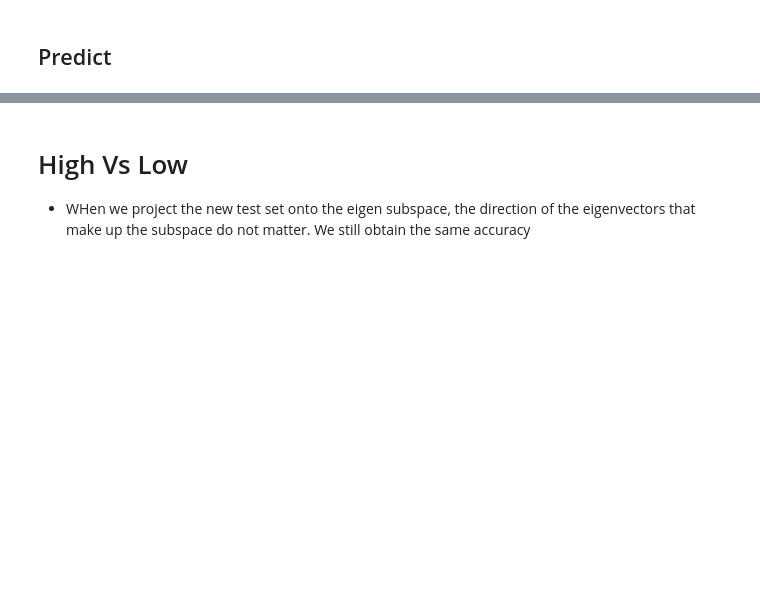
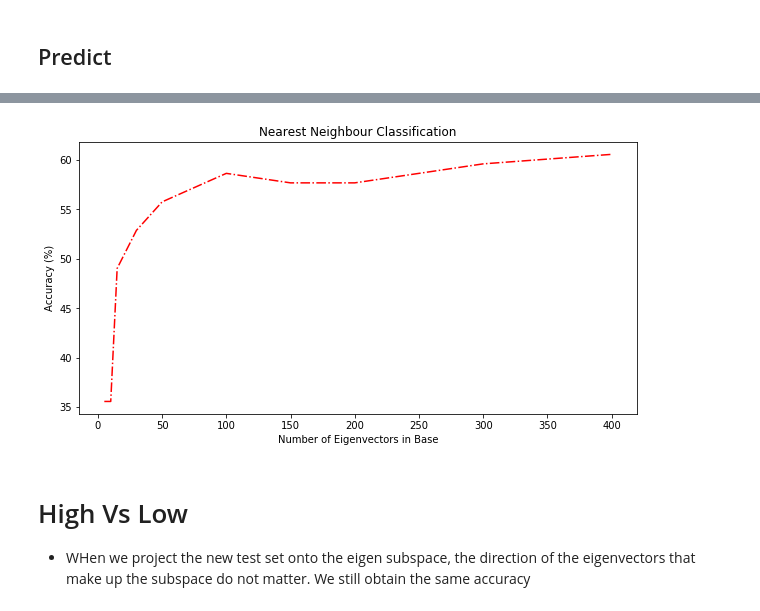
Before and after one commit to zl6114/pattern-recognition-18, a Jupyter notebook: Q1 Final.ipynb, the cells around one changed output, grey strips where cells are left out. Saved outputs shown, nothing was run; the diff lists cells and outputs as text; code cells hidden in the pictures; blank space fills up the shorter version.

```diff
--- a/Q1 Final.ipynb
+++ b/Q1 Final.ipynb
@@ -273,3 +338,13 @@ Accuracy: 58.65384615384615 %
+# %%
+accuracy_fig = plt.figure( figsize = ( 10, 5 ) )
+
+plt.plot( bases, accuracy, 'r-.')
+plt.title('Nearest Neighbour Classification')
+plt.xlabel('Number of Eigenvectors in Base')
+plt.ylabel('Accuracy (%)')
+plt.show()
+# %% [output]
+[figure, added]
 # %% [markdown]
 # High Vs Low
 
```
Also changed, not shown: parts of 18 cells of this notebook, 6 other files.
